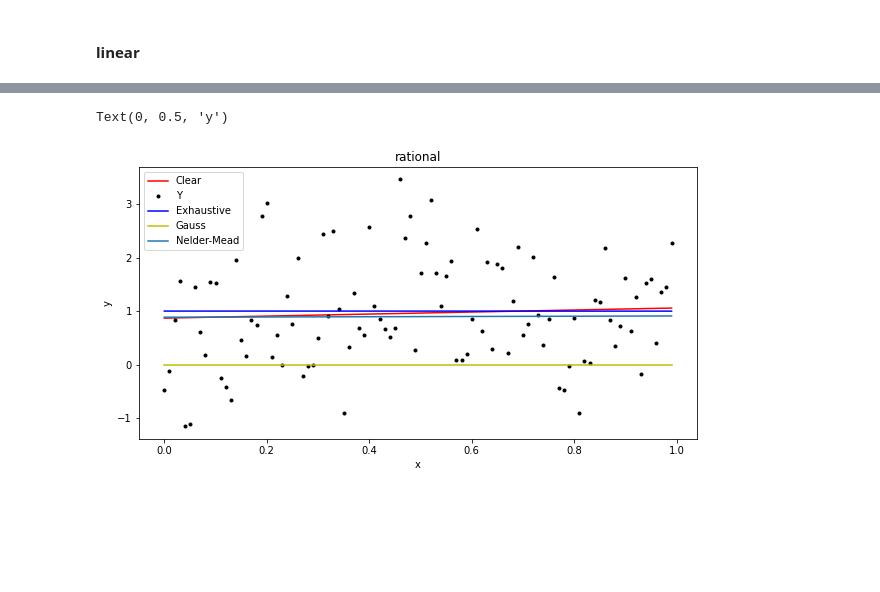
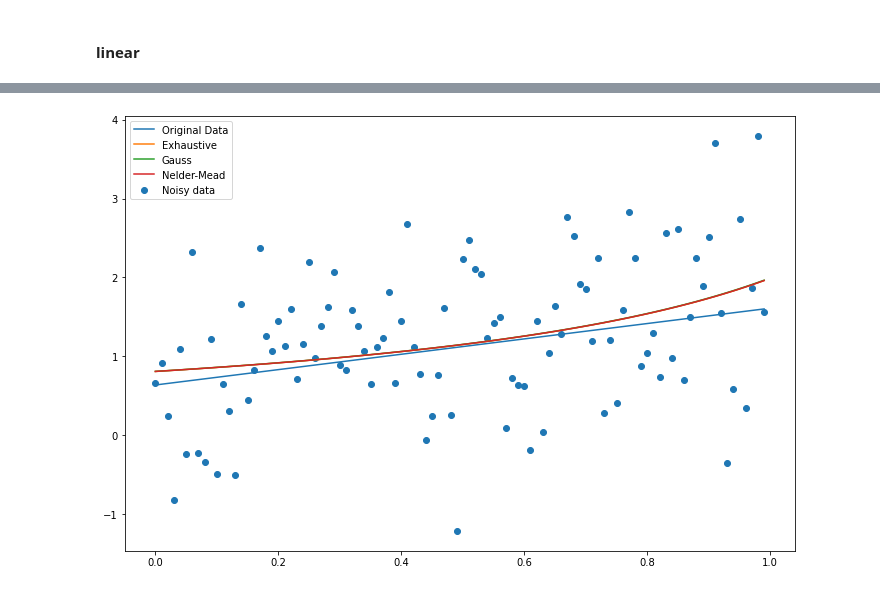
Before and after one commit to Nemat-Allah-Aloush/Algo_Tasks, a Jupyter notebook: Task 02.ipynb, the cells around one changed output, grey strips where cells are left out. Saved outputs shown, nothing was run; the diff lists cells and outputs as text; code cells hidden in the pictures; blank space fills up the shorter version.

```diff
--- a/Task 02.ipynb
+++ b/Task 02.ipynb
@@ -276,8 +198,8 @@ def mean_square_linear(params):
 # %%
 # Mean Suare error with rational approximation
-def mean_square_rational(params):
-    a,b=params
-    return numpy.sum(pow(numpy.add(a/(a+b*x),-y),2))
+def MLS_rational(params, x,y):
+    a, b = params
+    return sum((y - (a/ (1+b*x)))**2)
 # %% [markdown]
 ### Applying the three methods
 # %% [markdown]
@@ -374,0 +249,4 @@ Optimization terminated successfully.
+# %%
+res_rational_exhaustive = optimize.brute(MLS_rational, [[0, 1], [0, 1]], args=(x,y), Ns=int(1/error) + 1,full_output=True)
+res_rational_gaus = optimize.minimize(MLS_rational, [0, 0], args=(x,y), tol=error, method='Powell')
+res_rational_nm = optimize.minimize(MLS_rational, [0, 0], args=(x,y), tol=error, method='Nelder-Mead')
@@ -392,19 +274,12 @@ Nelder-Mead    0.88497    -0.0261588       97.8786                 71
-# %%
-#x1 = numpy.linspace(1, min(x),max(x), endpoint=True)
-y1 = parameters_rational[0][0] /(1+ x* parameters_rational[0][1] )
-y2= parameters_rational[1][0] / (1+ x* parameters_rational[1][1] )
-y3=parameters_rational[2][0] /(1 + x* parameters_rational[2][1] )
-plt.figure(figsize=(10,5))
-plt.title("rational")
-plt.plot(x, y_clear, 'r-')
-plt.plot(x, y, '.k')
-plt.plot(x, y1, 'b-')
-plt.plot(x, y2, 'y-')
-plt.plot(x, y3, '-')
-#plt.legend(["Exhaustive", "Gauss"])
-plt.legend(["Clear","Y","Exhaustive", "Gauss","Nelder-Mead"])
-plt.xlabel("x")
-plt.ylabel("y")
-# %% [output]
-Text(0, 0.5, 'y')
-[figure, removed]
+# %%
+plt.figure(figsize=(12, 8))
+plt.plot(x, y_clear)
+
+plt.plot(x, numpy.array(res_rational_exhaustive[0][0]/(1+x*res_rational_exhaustive[0][1])))
+plt.plot(x, numpy.array(res_rational_gaus.x[0]/(1+x*res_rational_gaus.x[1])))
+plt.plot(x, numpy.array(res_rational_nm.x[0]/(1+x*res_rational_nm.x[1])))
+plt.scatter(x, y)
+plt.legend(["Original Data","Exhaustive", "Gauss","Nelder-Mead","Noisy data"])
+plt.show()
+# %% [output]
+[figure, added]
```
Also changed, not shown: parts of 27 cells of this notebook.
